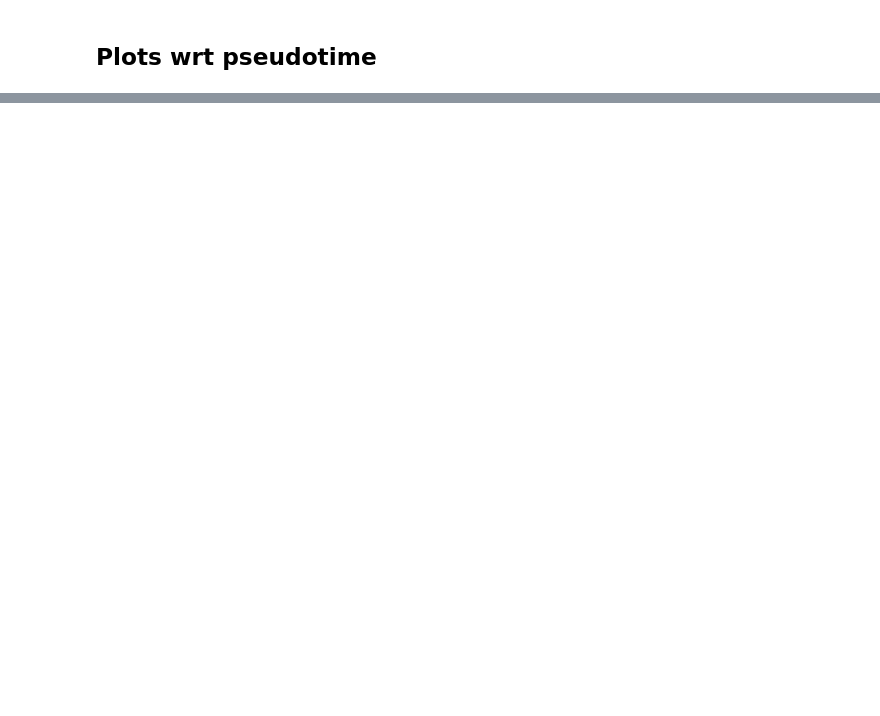
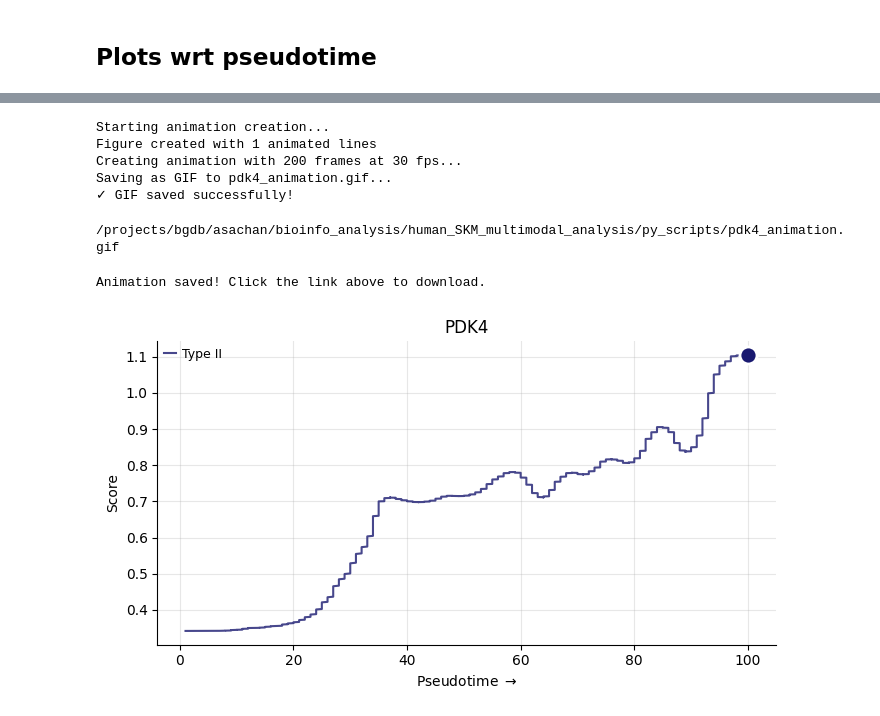
Before and after one commit to sachha-naksha/SKM_multimodal_analysis, a Jupyter notebook: py_scripts/rna_scoring_preproc.ipynb, the cells around one changed output, grey strips where cells are left out. Cells and saved outputs as stored; diff of their text form; code cells hidden in the pictures; blank space fills up the shorter version.

```diff
--- a/py_scripts/rna_scoring_preproc.ipynb
+++ b/py_scripts/rna_scoring_preproc.ipynb
@@ -706,0 +638,18 @@ Animation creation complete!
+# %%
+plot_colors = {'Type II': '#191970'}
+legend_labels = {'Type II': 'Type II'}
+
+anim_result = animate_gene_along_pseudotime(
+    rna_adata,
+    genes='PDK4',
+    pseudotime_key='Pseudotime',          # or 'Pseudotime_typeII'
+    group_by_key='Annotation',
+    layer='lognorm',
+    smoothing_strength=120.0,
+    groups_to_plot=['Type II'],
+    colors_dict=plot_colors,
+    legend_labels_map=legend_labels,
+    output_file='pdk4_animation.mp4',
+    use_gif=use_gif_format,
+)
+# %% [output]
@@ -706,0 +657,8 @@ Animation creation complete!
+Starting animation creation...
+Figure created with 1 animated lines
+Creating animation with 200 frames at 30 fps...
+Saving as GIF to pdk4_animation.gif...
+✓ GIF saved successfully!
+/projects/bgdb/asachan/bioinfo_analysis/human_SKM_multimodal_analysis/py_scripts/pdk4_animation.gif
+Animation saved! Click the link above to download.
+[figure, added]
```
Also changed, not shown: parts of 25 cells of this notebook, 2 other files.
